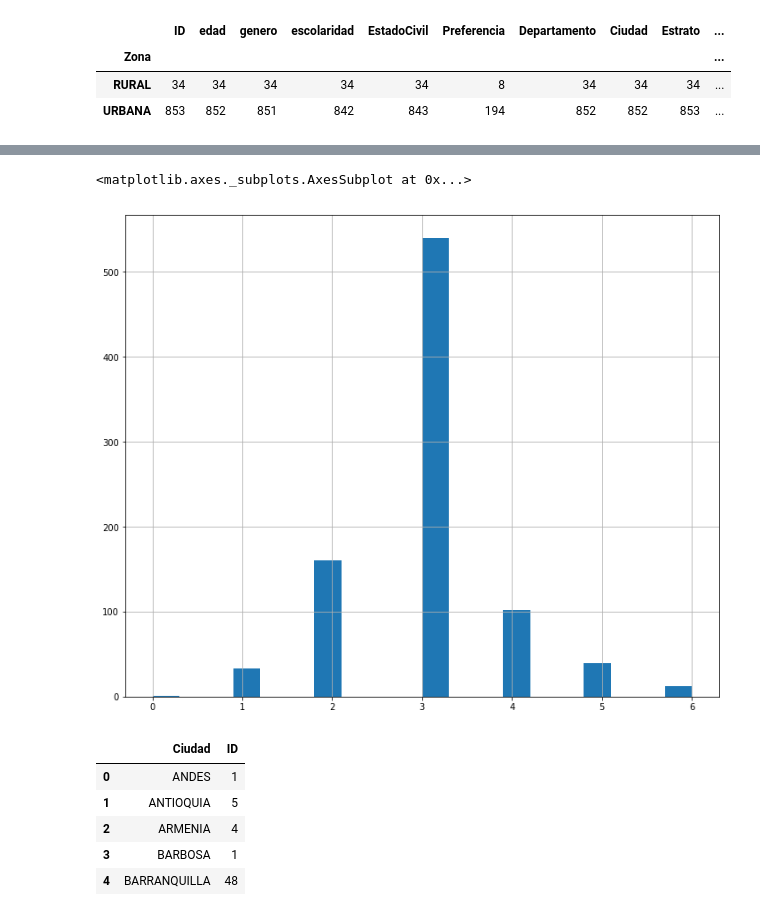
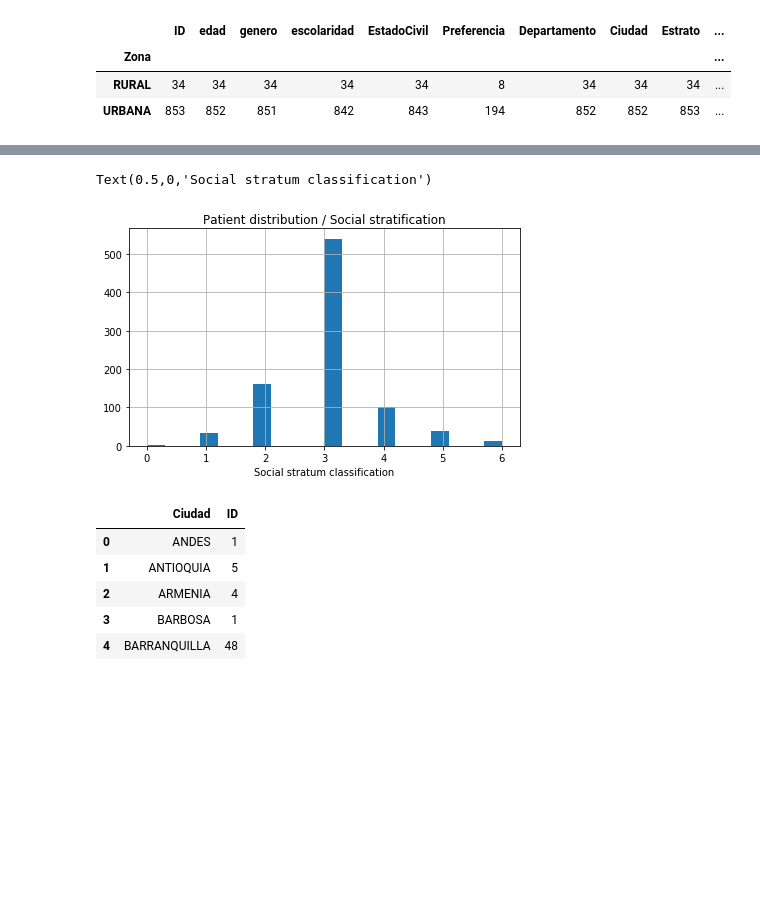
Before and after one commit to DS4A-T22/exploratory_data_analysis, a Jupyter notebook: EDA-01.ipynb, the cells around one changed output, grey strips where cells are left out. Drawn from its saved outputs; the diff is of its cells as text; code cells hidden in the pictures; blank space fills up the shorter version.

```diff
--- a/EDA-01.ipynb
+++ b/EDA-01.ipynb
@@ -111,9 +113,11 @@ array([<matplotlib.axes._subplots.AxesSubplot object at 0x...>,
 # %%
-plt.figure(figsize=(12,10))
+plt.figure(figsize=(7,4))
 basic_info['Estrato'].hist(bins=20)
+plt.title("Patient distribution / Social stratification")
+plt.xlabel("Social stratum classification")
 # %% [output]
-<matplotlib.axes._subplots.AxesSubplot at 0x...>
+Text(0.5,0,'Social stratum classification')
-[figure, old version]
+[figure, new version]
 # %%
 count_per_mpio = basic_info[['ID', 'Ciudad']].groupby('Ciudad').count().reset_index()
 count_per_mpio.head()
```
Also changed, not shown: parts of 17 cells of this notebook, 1 other file.
